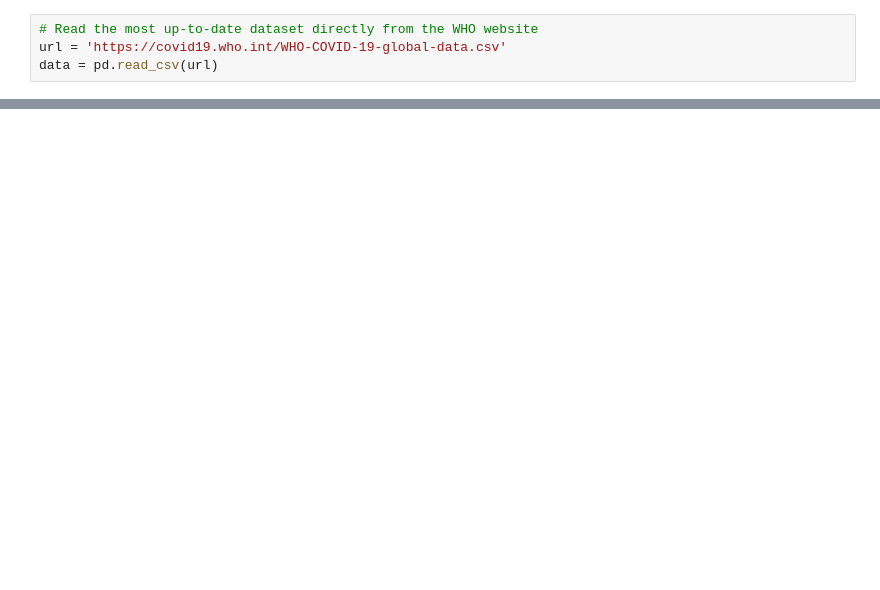
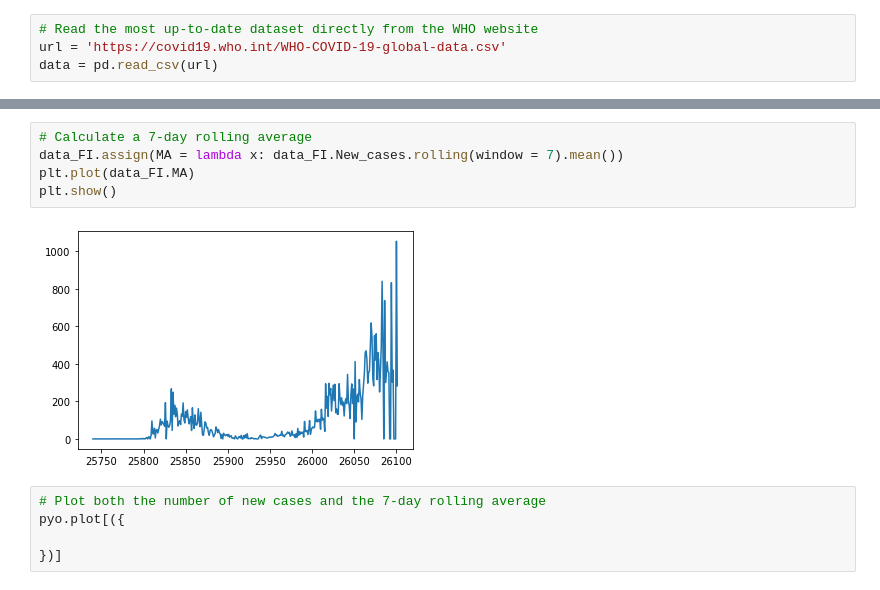
Before and after one commit to jarvijaakko/Corona_analysis, a Jupyter notebook: Corona_plotly.ipynb, the cells around one changed output, grey strips where cells are left out. Drawn from its saved outputs; the diff is of its cells as text; blank space fills up the shorter version.

Commit message:
Add 7-day moving average

```diff
--- a/Corona_plotly.ipynb
+++ b/Corona_plotly.ipynb
@@ -26,0 +43,12 @@ data.head(10)
+# %%
+# Calculate a 7-day rolling average
+data_FI.assign(MA = lambda x: data_FI.New_cases.rolling(window = 7).mean())
+plt.plot(data_FI.MA)
+plt.show()
+# %% [output]
+[figure, added]
+# %%
+# Plot both the number of new cases and the 7-day rolling average
+pyo.plot[({
+
+})]
```
Also changed, not shown: parts of 5 cells of this notebook.
